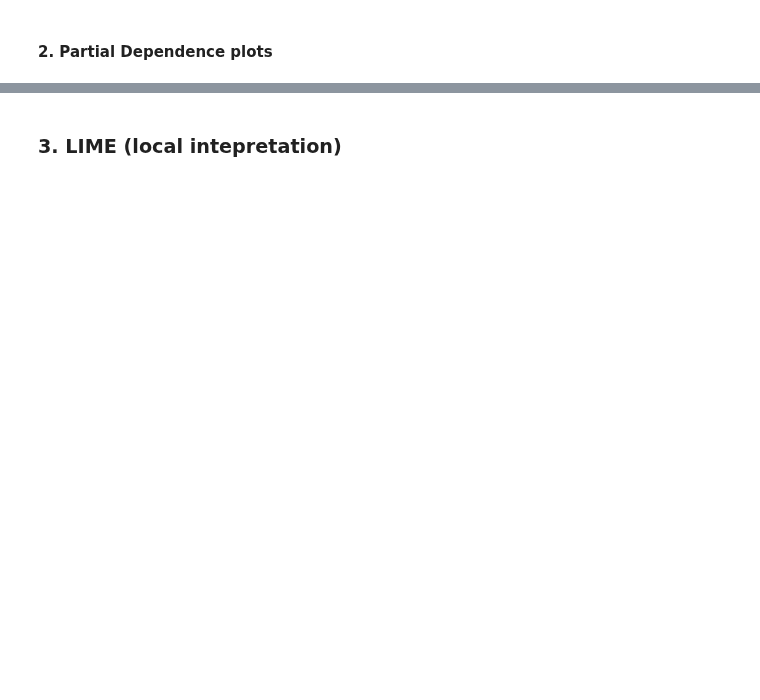
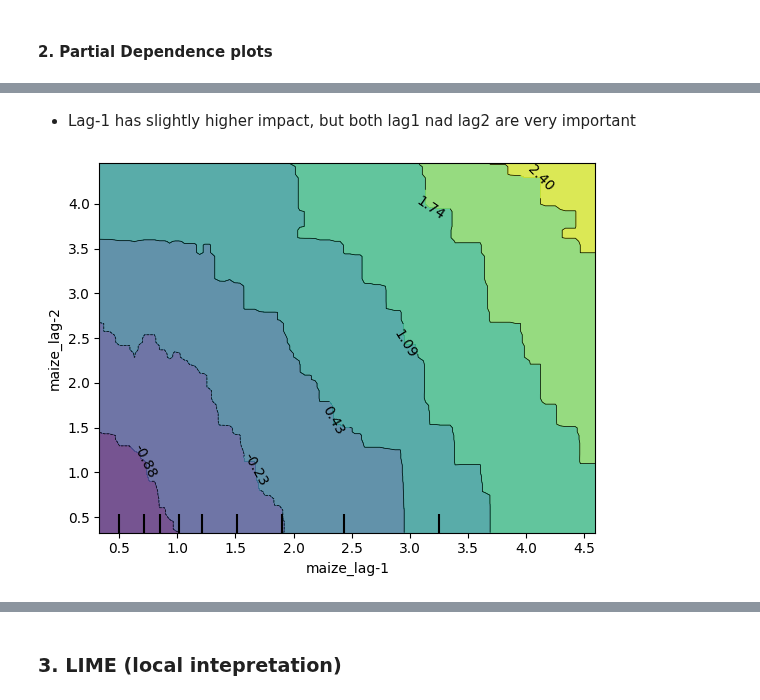
Before and after one commit to jtimko16/AutoML_Project2, a Jupyter notebook: notebooks/Interpretation.ipynb, the cells around one changed output, grey strips where cells are left out. Cells and saved outputs as stored; diff of their text form; code cells hidden in the pictures; blank space fills up the shorter version.

```diff
--- a/notebooks/Interpretation.ipynb
+++ b/notebooks/Interpretation.ipynb
@@ -39,0 +110,7 @@ y = df['Y_maize_major']
+# %% [markdown]
+- Lag-1 has slightly higher impact, but both lag1 nad lag2 are very important
+# %%
+fig, ax = plt.subplots()
+tree_disp = PartialDependenceDisplay.from_estimator(gbr_model, X, features=[['maize_lag-1', 'maize_lag-2']], ax=ax)
+# %% [output]
+[figure, added]
```
Also changed, not shown: parts of 14 cells of this notebook.
